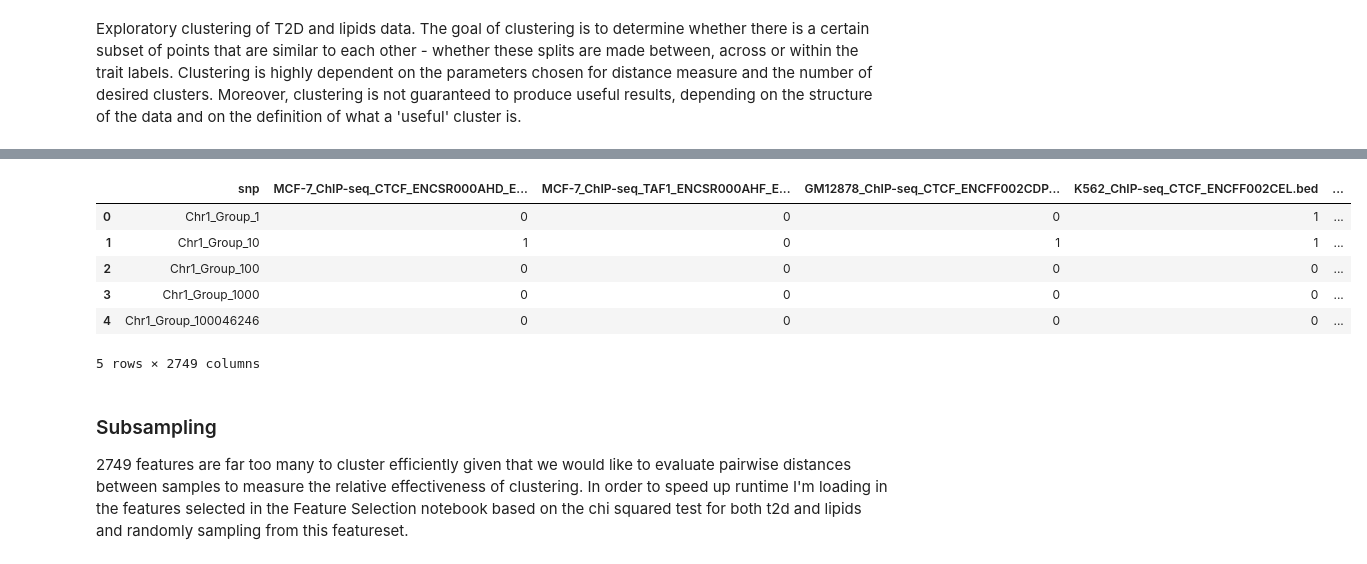
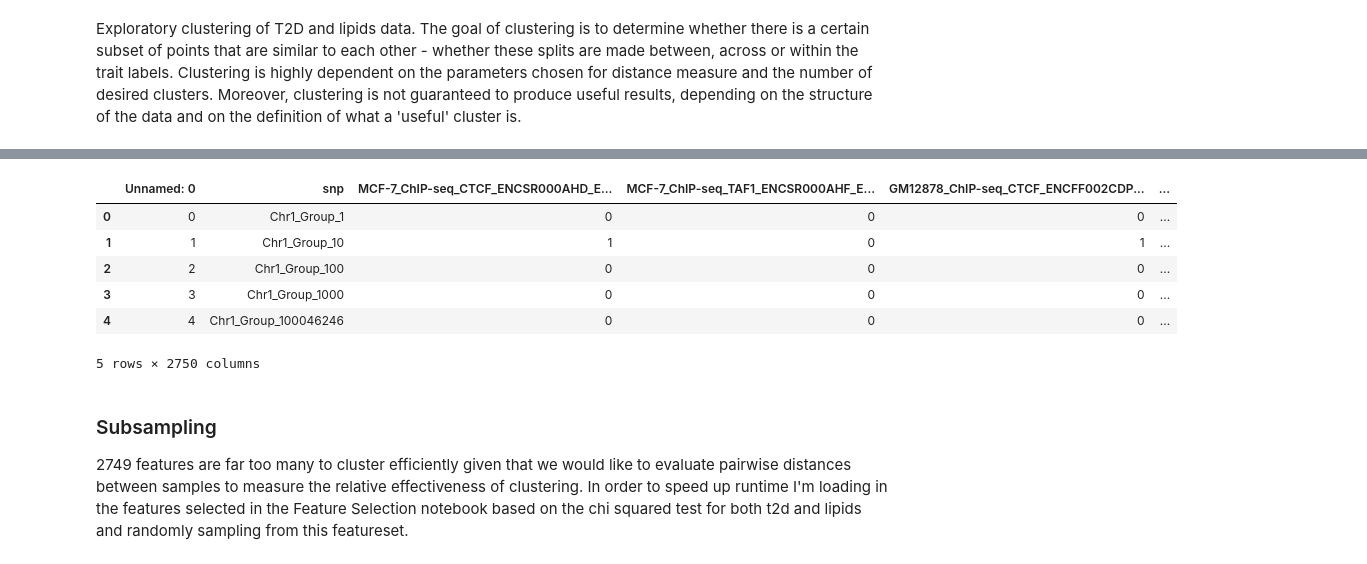
Before and after one commit to kaushik316/T2D_Models, a Jupyter notebook: src/notebooks/Clustering.ipynb, the cells around one changed output, grey strips where cells are left out. Drawn from its saved outputs; the diff is of its cells as text; code cells hidden in the pictures.

```diff
--- a/src/notebooks/Clustering.ipynb
+++ b/src/notebooks/Clustering.ipynb
@@ -41,11 +29,11 @@ lipids_df.head()
 # %%
-grouped_df = pd.read_table(filepath + "grouped/ML_table_grouped_snpcount.txt")
+grouped_df = pd.read_csv(filepath + "grouped/grouped.csv")
 grouped_df.head()
 # %% [output]
-|  | snp | MCF-7_ChIP-seq_CTCF_ENCSR000AHD_E... | MCF-7_ChIP-seq_TAF1_ENCSR000AHF_E... | GM12878_ChIP-seq_CTCF_ENCFF002CDP... | K562_ChIP-seq_CTCF_ENCFF002CEL.bed | ... |
-| 0 | Chr1_Group_1 | 0 | 0 | 0 | 1 | ... |
-| 1 | Chr1_Group_10 | 1 | 0 | 1 | 1 | ... |
-| 2 | Chr1_Group_100 | 0 | 0 | 0 | 0 | ... |
-| 3 | Chr1_Group_1000 | 0 | 0 | 0 | 0 | ... |
-| 4 | Chr1_Group_100046246 | 0 | 0 | 0 | 0 | ... |
+|  | Unnamed: 0 | snp | MCF-7_ChIP-seq_CTCF_ENCSR000AHD_E... | MCF-7_ChIP-seq_TAF1_ENCSR000AHF_E... | GM12878_ChIP-seq_CTCF_ENCFF002CDP... | ... |
+| 0 | 0 | Chr1_Group_1 | 0 | 0 | 0 | ... |
+| 1 | 1 | Chr1_Group_10 | 1 | 0 | 1 | ... |
+| 2 | 2 | Chr1_Group_100 | 0 | 0 | 0 | ... |
+| 3 | 3 | Chr1_Group_1000 | 0 | 0 | 0 | ... |
+| 4 | 4 | Chr1_Group_100046246 | 0 | 0 | 0 | ... |
-5 rows × 2749 columns
+5 rows × 2750 columns
```
Also changed, not shown: parts of 12 cells of this notebook, 6 other files.
